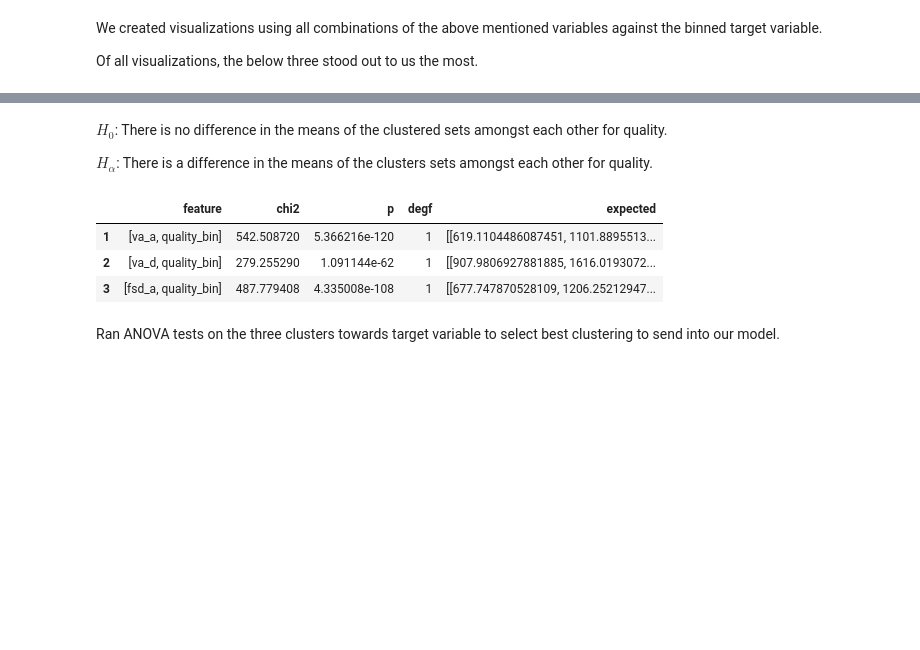
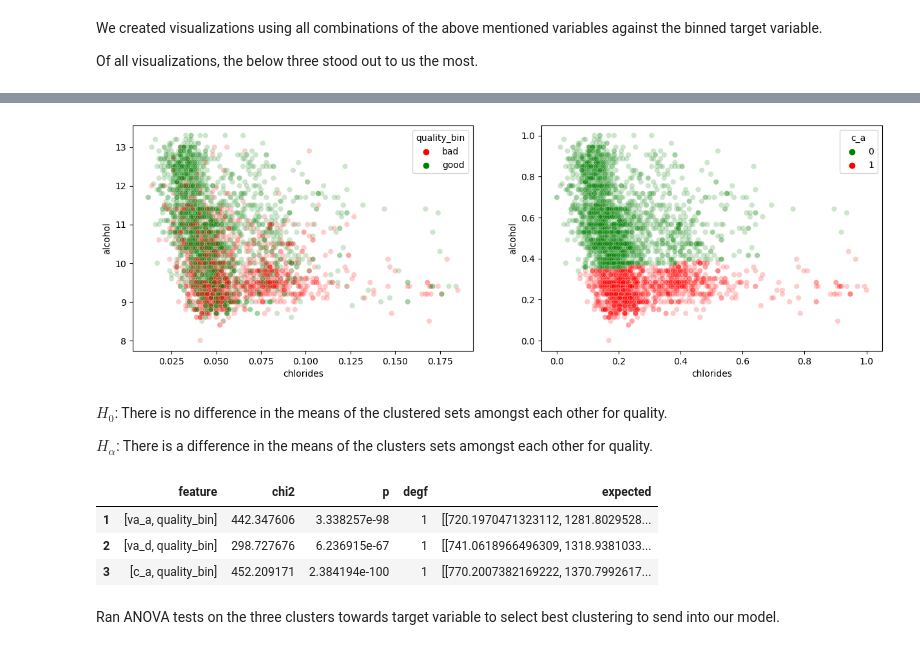
Before and after one commit to pagelwine/wine_project, a Jupyter notebook: final-project.ipynb, the cells around one changed output, grey strips where cells are left out. Cells and saved outputs as stored; diff of their text form; code cells hidden in the pictures; blank space fills up the shorter version.

```diff
--- a/final-project.ipynb
+++ b/final-project.ipynb
@@ -252,12 +224,0 @@ plt.show()
-# %%
-from sklearn.cluster import KMeans
-
-X = train_scaled[['free_sulfur_dioxide', 'alcohol']]
-
-kmeans = KMeans(n_clusters=2
-                , init = np.array([[0.3,0.3], [0.5,0.6]], np.float64)
-                , max_iter=1
-               )
-kmeans.fit(X)
-train_scaled['fsd_a'] = kmeans.predict(X)
-train_scaled
@@ -299,0 +225,12 @@ Name: quality_bin, dtype: int64
+# %%
+from sklearn.cluster import KMeans
+
+X = train_scaled[['chlorides', 'alcohol']]
+
+kmeans = KMeans(n_clusters=2
+                , init = np.array([[0.2,0.3], [0.2,0.2]], np.float64)
+                , max_iter=1
+               )
+kmeans.fit(X)
+train_scaled['c_a'] = kmeans.predict(X)
+train_scaled
@@ -300,15 +251,27 @@ Name: quality_bin, dtype: int64
+# %%
+plt.figure(figsize=(15, 10))
+
+plt.subplot(2,2,1)
+sns.scatterplot(data=train, x='chlorides', y='alcohol', hue='quality_bin', palette=c_list, alpha=0.2)
+
+plt.subplot(2,2,2)
+sns.scatterplot(data=train_scaled, x='chlorides', y='alcohol', hue='c_a', palette= ['green', 'red'], alpha=0.2)
+
+plt.show()
+# %% [output]
+[figure, added]
 # %% [markdown]
 $H_0$: There is no difference in the means of the clustered sets amongst each other for quality.
 
 $H_\alpha$: There is a difference in the means of the clusters sets amongst each other for quality.
-# %%
-l_of_l = [['va_a', 'quality_bin'], ['va_d', 'quality_bin'], ['fsd_a', 'quality_bin']]
-
-w.chi2_test(train_scaled, l_of_l)
-# %% [output]
-|  | feature | chi2 | p | degf | expected |
-| 1 | [va_a, quality_bin] | 542.508720 | 5.366216e-120 | 1 | [[619.1104486087451, 1101.8895513... |
-| 2 | [va_d, quality_bin] | 279.255290 | 1.091144e-62 | 1 | [[907.9806927881885, 1616.0193072... |
-| 3 | [fsd_a, quality_bin] | 487.779408 | 4.335008e-108 | 1 | [[677.747870528109, 1206.25212947... |
+# %%
+l_of_l = [['va_a', 'quality_bin'], ['va_d', 'quality_bin'], ['c_a', 'quality_bin']]
+
+w.chi2_test(train_scaled, l_of_l)
+# %% [output]
+|  | feature | chi2 | p | degf | expected |
+| 1 | [va_a, quality_bin] | 442.347606 | 3.338257e-98 | 1 | [[720.1970471323112, 1281.8029528... |
+| 2 | [va_d, quality_bin] | 298.727676 | 6.236915e-67 | 1 | [[741.0618966496309, 1318.9381033... |
+| 3 | [c_a, quality_bin] | 452.209171 | 2.384194e-100 | 1 | [[770.2007382169222, 1370.7992617... |
 # %% [markdown]
 Ran ANOVA tests on the three clusters towards target variable to select best clustering to send into our model.
```
Also changed, not shown: parts of 71 cells of this notebook.
